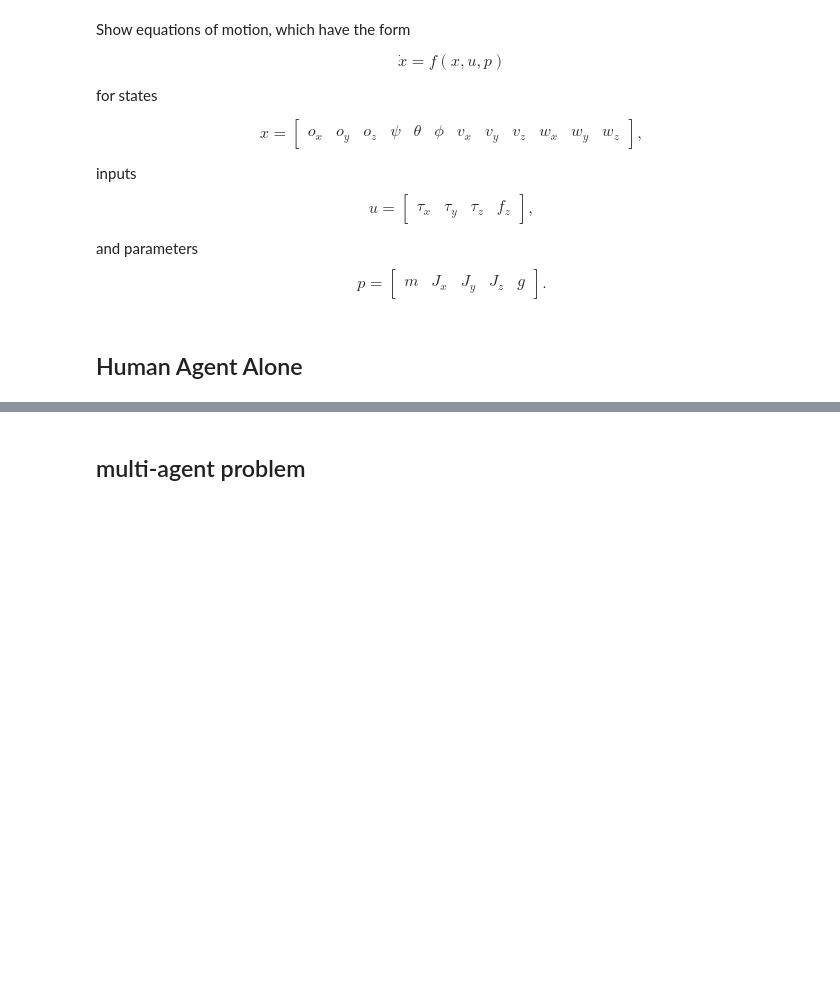
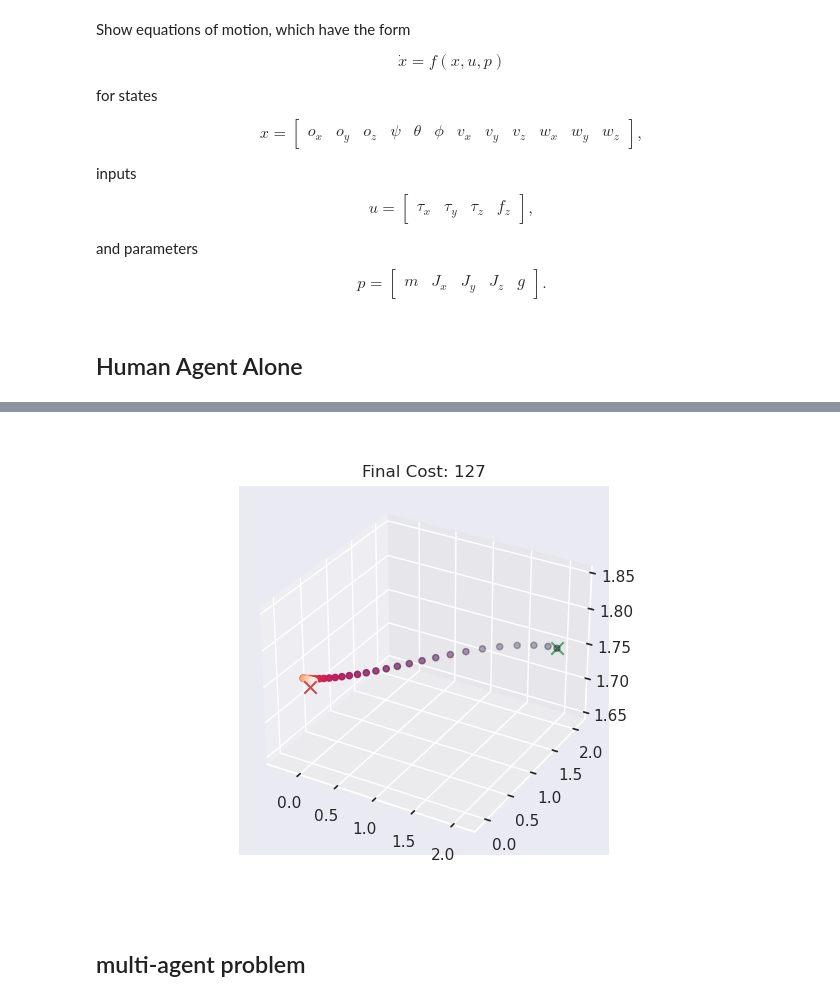
Before and after one commit to labicon/dp-ilqr, a Jupyter notebook: run/main.ipynb, the cells around one changed output, grey strips where cells are left out. Drawn from its saved outputs; the diff is of its cells as text; code cells hidden in the pictures; blank space fills up the shorter version.

```diff
--- a/run/main.ipynb
+++ b/run/main.ipynb
@@ -40,3 +37,6 @@ sns.set()
+# %%
+import seaborn as sns
+sns.set()
 # %%
 # fig = plt.figure(figsize=(3.7, 3.7))
 fig = plt.figure()
@@ -141,7 +152,10 @@ X, U, J = ilqr.solve(x)
 # %%
 plt.clf()
+plt.figure()
 plot_solve(X, J, xf, n_d=n_d)
 plt.draw()
+# %% [output]
+[figure, added]
 # %% [markdown]
 ## multi-agent problem
 # %% [markdown]
```
Also changed, not shown: parts of 34 cells of this notebook.
